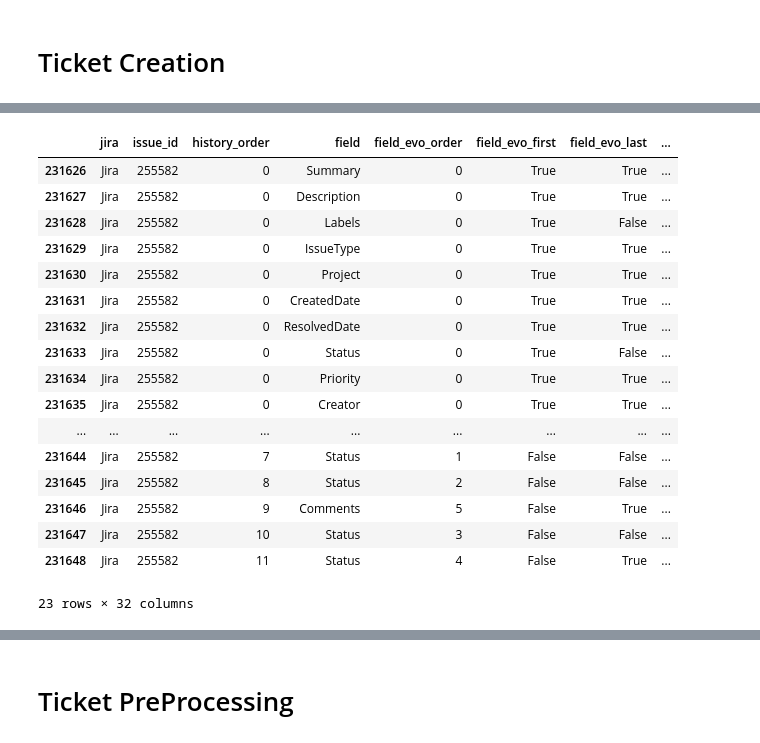
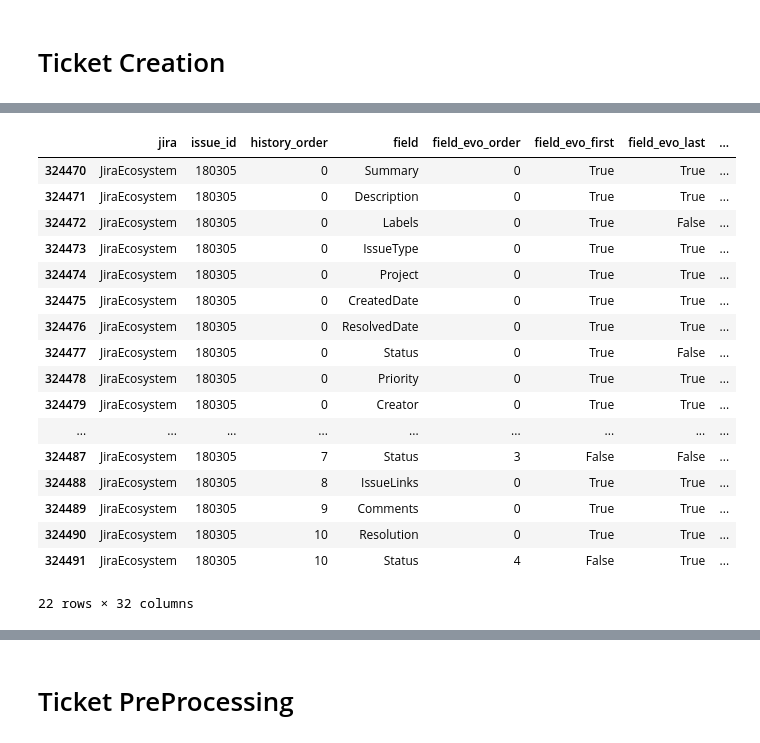
Before and after one commit to Piet777/master-thesis, a Jupyter notebook: _dataSearch.ipynb, the cells around one changed output, grey strips where cells are left out. Cells and saved outputs as stored; diff of their text form; code cells hidden in the pictures.

```diff
--- a/_dataSearch.ipynb
+++ b/_dataSearch.ipynb
@@ -13,7 +13,7 @@ import utils
 # %%
 LOG = utils.CustomLogger("CustomLogger", log_level= "info", display_loglevel= False, display_datetime= False)
 PICKLE_LIB = utils.PickleLib(data_path="./data", logger= LOG)
-JIRA = "Jira"
+JIRA = "JiraEcosystem"
 # %% [markdown]
 # Data Search
 # %%
@@ -176,30 +156,31 @@ evo_df = PICKLE_LIB.pickle_load("./jiraEvolutions/load_evolution_dataframe(jiras
 # %%
 # tickets = evo_df[evo_df["jira"]== JIRA]
 # bugReports = tickets[tickets["data_to"].isin(mappedTypes)]
 # sample_id = bugReports['issue_id'].values[3]
-sample_id = tickets[7]['id']
+# sample_id = tickets[7]['id']
+sample_id = "180305"
 samples = evo_df[evo_df["issue_id"] == sample_id]
 sample = samples[samples["jira"]== JIRA]
 sample
 # %% [output]
 |  | jira | issue_id | history_order | field | field_evo_order | field_evo_first | field_evo_last | ... |
-| 231626 | Jira | 255582 | 0 | Summary | 0 | True | True | ... |
-| 231627 | Jira | 255582 | 0 | Description | 0 | True | True | ... |
-| 231628 | Jira | 255582 | 0 | Labels | 0 | True | False | ... |
-| 231629 | Jira | 255582 | 0 | IssueType | 0 | True | True | ... |
-| 231630 | Jira | 255582 | 0 | Project | 0 | True | True | ... |
-| 231631 | Jira | 255582 | 0 | CreatedDate | 0 | True | True | ... |
-| 231632 | Jira | 255582 | 0 | ResolvedDate | 0 | True | True | ... |
-| 231633 | Jira | 255582 | 0 | Status | 0 | True | False | ... |
-| 231634 | Jira | 255582 | 0 | Priority | 0 | True | True | ... |
-| 231635 | Jira | 255582 | 0 | Creator | 0 | True | True | ... |
+| 324470 | JiraEcosystem | 180305 | 0 | Summary | 0 | True | True | ... |
+| 324471 | JiraEcosystem | 180305 | 0 | Description | 0 | True | True | ... |
+| 324472 | JiraEcosystem | 180305 | 0 | Labels | 0 | True | False | ... |
+| 324473 | JiraEcosystem | 180305 | 0 | IssueType | 0 | True | True | ... |
+| 324474 | JiraEcosystem | 180305 | 0 | Project | 0 | True | True | ... |
+| 324475 | JiraEcosystem | 180305 | 0 | CreatedDate | 0 | True | True | ... |
+| 324476 | JiraEcosystem | 180305 | 0 | ResolvedDate | 0 | True | True | ... |
+| 324477 | JiraEcosystem | 180305 | 0 | Status | 0 | True | False | ... |
+| 324478 | JiraEcosystem | 180305 | 0 | Priority | 0 | True | True | ... |
+| 324479 | JiraEcosystem | 180305 | 0 | Creator | 0 | True | True | ... |
 | ... | ... | ... | ... | ... | ... | ... | ... | ... |
-| 231644 | Jira | 255582 | 7 | Status | 1 | False | False | ... |
-| 231645 | Jira | 255582 | 8 | Status | 2 | False | False | ... |
-| 231646 | Jira | 255582 | 9 | Comments | 5 | False | True | ... |
-| 231647 | Jira | 255582 | 10 | Status | 3 | False | False | ... |
-| 231648 | Jira | 255582 | 11 | Status | 4 | False | True | ... |
+| 324487 | JiraEcosystem | 180305 | 7 | Status | 3 | False | False | ... |
+| 324488 | JiraEcosystem | 180305 | 8 | IssueLinks | 0 | True | True | ... |
+| 324489 | JiraEcosystem | 180305 | 9 | Comments | 0 | True | True | ... |
+| 324490 | JiraEcosystem | 180305 | 10 | Resolution | 0 | True | True | ... |
+| 324491 | JiraEcosystem | 180305 | 10 | Status | 4 | False | True | ... |
-23 rows × 32 columns
+22 rows × 32 columns
 # %%
 evolutionStep = 0
 ticket = helper.createTicket(sample, evolutionStep)
```
Also changed, not shown: parts of 6 cells of this notebook, 2 other files.
